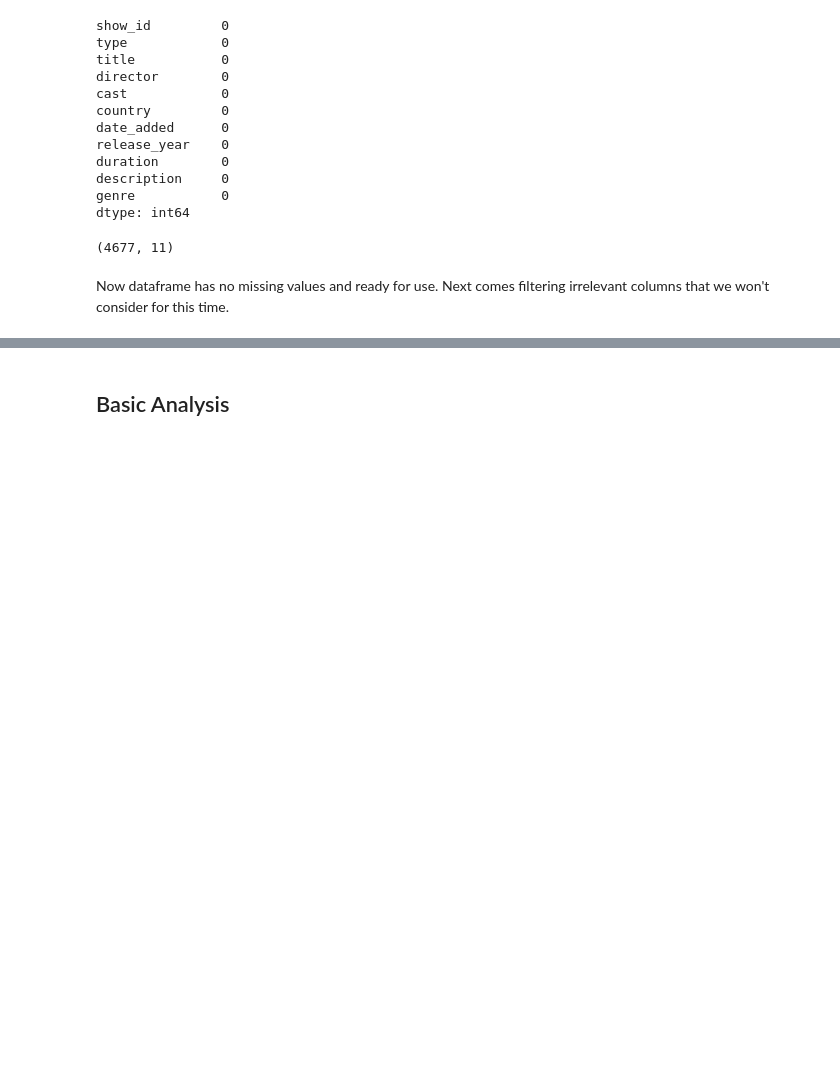
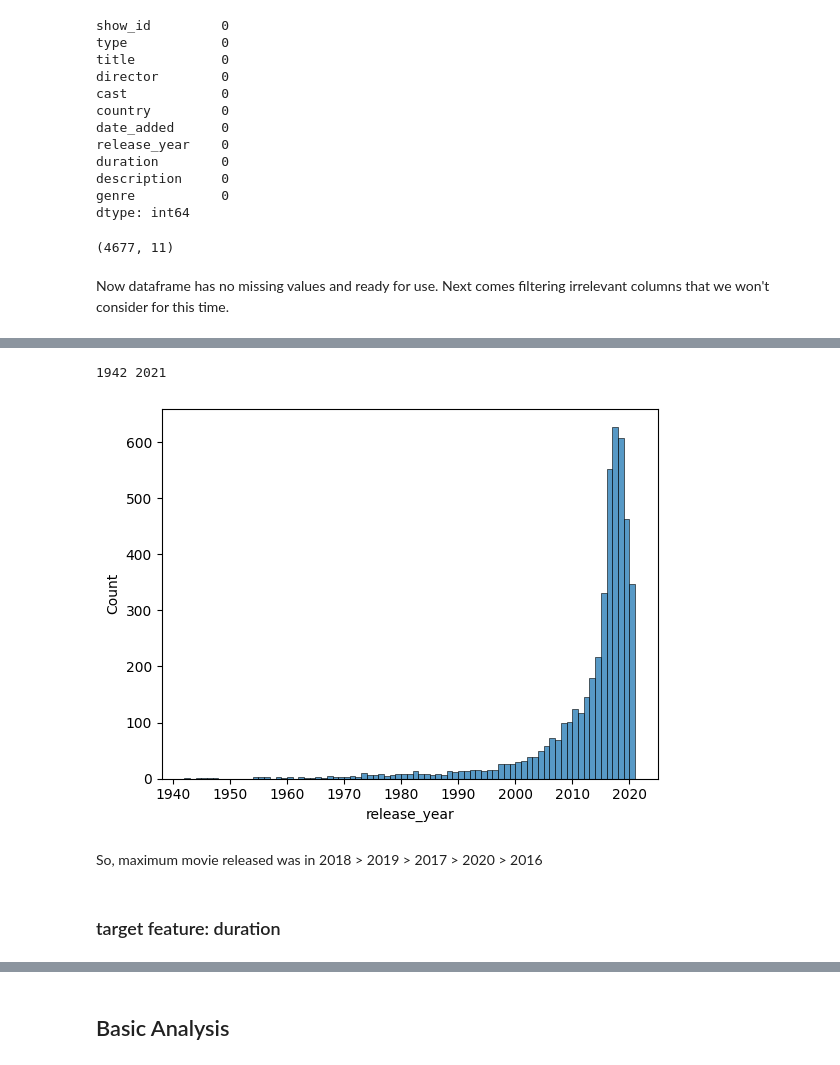
Before and after one commit to Ahnaf19/netflix_movie, a Jupyter notebook: v0.ipynb, the cells around one changed output, grey strips where cells are left out. Saved outputs shown, nothing was run; the diff lists cells and outputs as text; code cells hidden in the pictures; blank space fills up the shorter version.

```diff
--- a/v0.ipynb
+++ b/v0.ipynb
@@ -204,0 +310,12 @@ Now dataframe has no missing values and ready for use. Next comes filtering irre
+# %%
+print(mov["release_year"].min(), mov["release_year"].max())
+# %% [output]
+1942 2021
+# %%
+sns.histplot(data=mov, x="release_year", binwidth=1);
+# %% [output]
+[figure, added]
+# %% [markdown]
+So, maximum movie released was in 2018 > 2019 > 2017 > 2020 > 2016
+# %% [markdown]
+### target feature: duration
```
Also changed, not shown: parts of 32 cells of this notebook.
